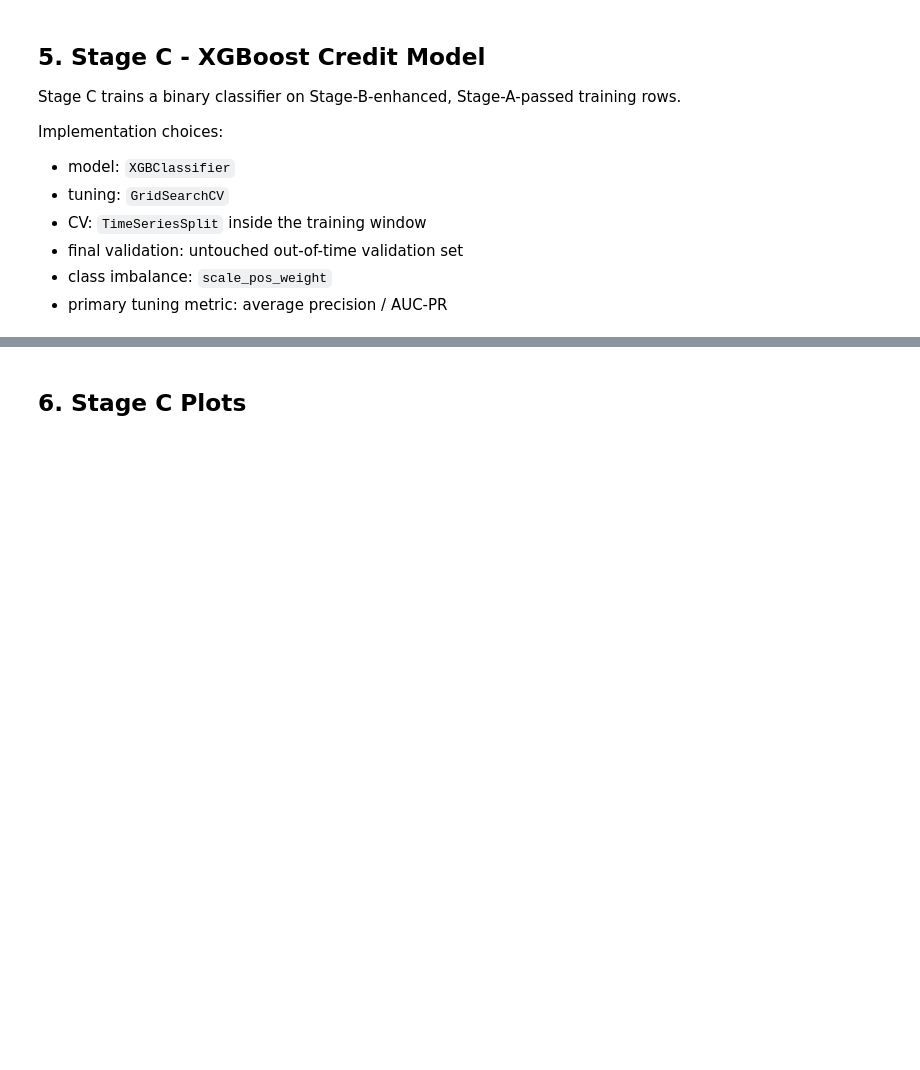
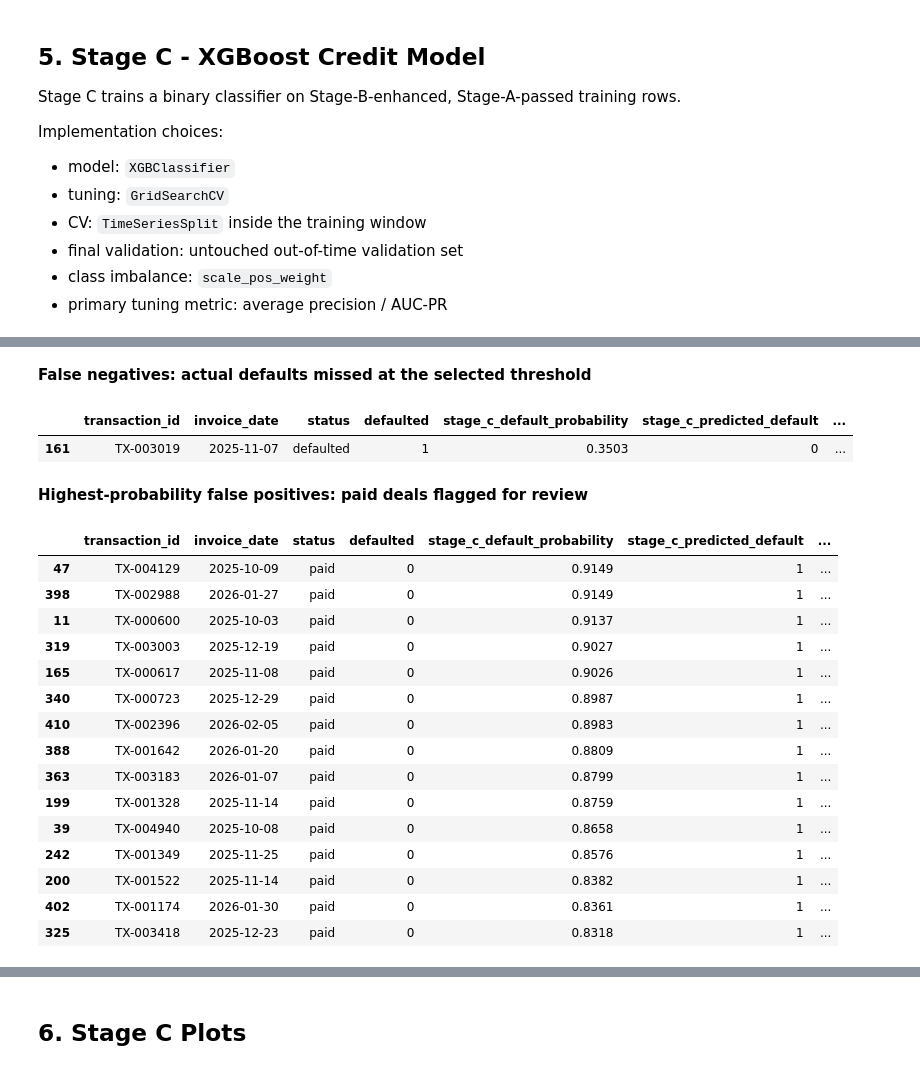
Before and after one commit to pendyal1/ai_credit_intelligence, a Jupyter notebook: notebooks/01_data_understanding_eda.ipynb, the cells around one changed output, grey strips where cells are left out. Cells and saved outputs as stored; diff of their text form; code cells hidden in the pictures; blank space fills up the shorter version.

```diff
--- a/notebooks/01_data_understanding_eda.ipynb
+++ b/notebooks/01_data_understanding_eda.ipynb
@@ -269,3 +628,46 @@ stage_c_calibration
+# %%
+diagnostic_cols = [
+    'transaction_id', 'invoice_date', 'status', 'defaulted',
+    'stage_c_default_probability', 'stage_c_predicted_default',
+    'stage_b_benchmark_score', 'stage_b_benchmark_band',
+    'stage_b_peer_outlier_count', 'stage_b_peer_outlier_reasons',
+]
+
+stage_c_false_negatives = (
+    validation_eval.loc[validation_eval['stage_c_error_type'].eq('false_negative'), diagnostic_cols]
+    .sort_values('stage_c_default_probability')
+)
+stage_c_false_positives = (
+    validation_eval.loc[validation_eval['stage_c_error_type'].eq('false_positive'), diagnostic_cols]
+    .sort_values('stage_c_default_probability', ascending=False)
+    .head(15)
+)
+
+display(Markdown('**False negatives: actual defaults missed at the selected threshold**'))
+display(stage_c_false_negatives)
+display(Markdown('**Highest-probability false positives: paid deals flagged for review**'))
+display(stage_c_false_positives)
+# %% [output]
+**False negatives: actual defaults missed at the selected threshold**
+|  | transaction_id | invoice_date | status | defaulted | stage_c_default_probability | stage_c_predicted_default | ... |
+| 161 | TX-003019 | 2025-11-07 | defaulted | 1 | 0.3503 | 0 | ... |
+**Highest-probability false positives: paid deals flagged for review**
+|  | transaction_id | invoice_date | status | defaulted | stage_c_default_probability | stage_c_predicted_default | ... |
+| 47 | TX-004129 | 2025-10-09 | paid | 0 | 0.9149 | 1 | ... |
+| 398 | TX-002988 | 2026-01-27 | paid | 0 | 0.9149 | 1 | ... |
+| 11 | TX-000600 | 2025-10-03 | paid | 0 | 0.9137 | 1 | ... |
+| 319 | TX-003003 | 2025-12-19 | paid | 0 | 0.9027 | 1 | ... |
+| 165 | TX-000617 | 2025-11-08 | paid | 0 | 0.9026 | 1 | ... |
+| 340 | TX-000723 | 2025-12-29 | paid | 0 | 0.8987 | 1 | ... |
+| 410 | TX-002396 | 2026-02-05 | paid | 0 | 0.8983 | 1 | ... |
+| 388 | TX-001642 | 2026-01-20 | paid | 0 | 0.8809 | 1 | ... |
+| 363 | TX-003183 | 2026-01-07 | paid | 0 | 0.8799 | 1 | ... |
+| 199 | TX-001328 | 2025-11-14 | paid | 0 | 0.8759 | 1 | ... |
+| 39 | TX-004940 | 2025-10-08 | paid | 0 | 0.8658 | 1 | ... |
+| 242 | TX-001349 | 2025-11-25 | paid | 0 | 0.8576 | 1 | ... |
+| 200 | TX-001522 | 2025-11-14 | paid | 0 | 0.8382 | 1 | ... |
+| 402 | TX-001174 | 2026-01-30 | paid | 0 | 0.8361 | 1 | ... |
+| 325 | TX-003418 | 2025-12-23 | paid | 0 | 0.8318 | 1 | ... |
 # %%
 prediction_cols = [
     'transaction_id', 'invoice_date', 'status', 'defaulted',
```
Also changed, not shown: parts of 32 cells of this notebook, 33 other files.
